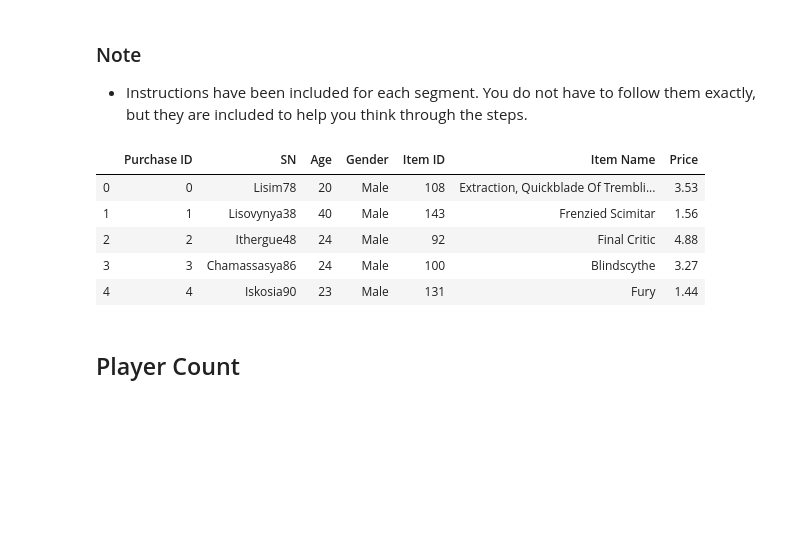
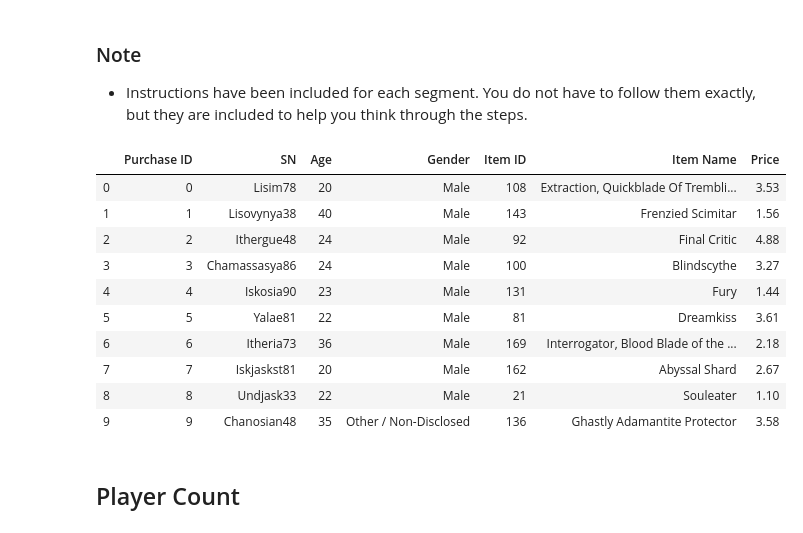
Before and after one commit to Davidtaboh/Heroes-of-Pymoli, a Jupyter notebook: HeroesofPymoli.ipynb, the cells around one changed output. Cells and saved outputs as stored; diff of their text form; code cells hidden in the pictures; blank space fills up the shorter version.

```diff
--- a/HeroesofPymoli.ipynb
+++ b/HeroesofPymoli.ipynb
@@ -4,20 +4,25 @@
 # %%
 # Dependencies and Setup
 import pandas as pd
 
 # File to Load (Remember to Change These)
 file_to_load = r"C:\Users\david\Desktop\Pandas Challenge\pandas-challenge\purchase_data.csv"
 
 # Read Purchasing File and store into Pandas data frame
 purchase_data = pd.read_csv(file_to_load)
-purchase_data.head()
+purchase_data.head(10)
 # %% [output]
 |  | Purchase ID | SN | Age | Gender | Item ID | Item Name | Price |
 | 0 | 0 | Lisim78 | 20 | Male | 108 | Extraction, Quickblade Of Trembli... | 3.53 |
 | 1 | 1 | Lisovynya38 | 40 | Male | 143 | Frenzied Scimitar | 1.56 |
 | 2 | 2 | Ithergue48 | 24 | Male | 92 | Final Critic | 4.88 |
 | 3 | 3 | Chamassasya86 | 24 | Male | 100 | Blindscythe | 3.27 |
 | 4 | 4 | Iskosia90 | 23 | Male | 131 | Fury | 1.44 |
+| 5 | 5 | Yalae81 | 22 | Male | 81 | Dreamkiss | 3.61 |
+| 6 | 6 | Itheria73 | 36 | Male | 169 | Interrogator, Blood Blade of the ... | 2.18 |
+| 7 | 7 | Iskjaskst81 | 20 | Male | 162 | Abyssal Shard | 2.67 |
+| 8 | 8 | Undjask33 | 22 | Male | 21 | Souleater | 1.10 |
+| 9 | 9 | Chanosian48 | 35 | Other / Non-Disclosed | 136 | Ghastly Adamantite Protector | 3.58 |
 # %% [markdown]
 ## Player Count
 # %% [markdown]
```
Also changed, not shown: parts of 8 cells of this notebook.
